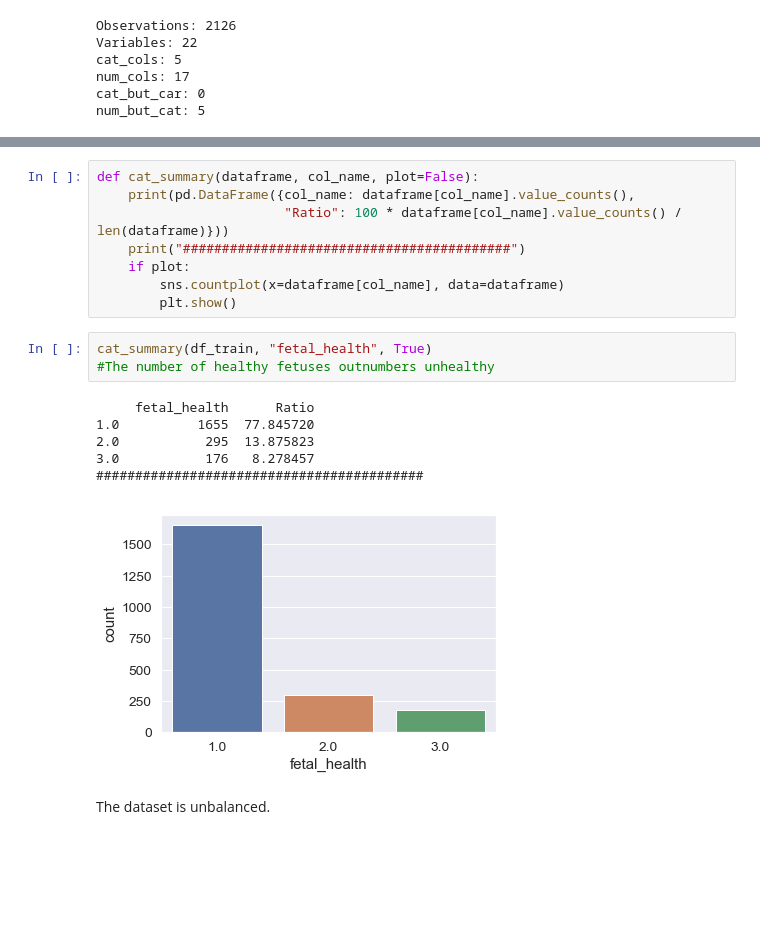
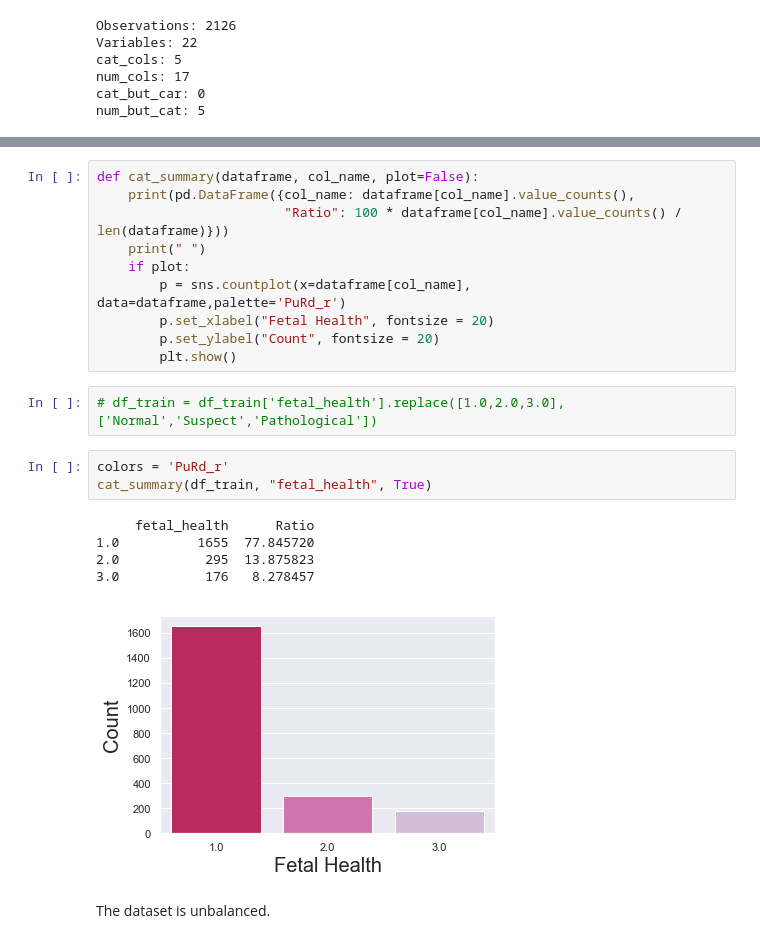
Before and after one commit to kimberashman/fetal-health, a Jupyter notebook: notebooks/1.0-initial-data-exploration.ipynb, the cells around one changed output, grey strips where cells are left out. Drawn from its saved outputs; the diff is of its cells as text; blank space fills up the shorter version.

```diff
--- a/notebooks/1.0-initial-data-exploration.ipynb
+++ b/notebooks/1.0-initial-data-exploration.ipynb
@@ -163,20 +163,23 @@ df_train[num_cols].describe().T
 def cat_summary(dataframe, col_name, plot=False):
     print(pd.DataFrame({col_name: dataframe[col_name].value_counts(),
                         "Ratio": 100 * dataframe[col_name].value_counts() / len(dataframe)}))
-    print("##########################################")
+    print(" ")
     if plot:
-        sns.countplot(x=dataframe[col_name], data=dataframe)
+        p = sns.countplot(x=dataframe[col_name], data=dataframe,palette='PuRd_r')
+        p.set_xlabel("Fetal Health", fontsize = 20)
+        p.set_ylabel("Count", fontsize = 20)
         plt.show()
-# %%
-cat_summary(df_train, "fetal_health", True)
-#The number of healthy fetuses outnumbers unhealthy
-# %% [output]
-     fetal_health      Ratio
-1.0          1655  77.845720
-2.0           295  13.875823
-3.0           176   8.278457
-##########################################
-[figure, removed]
+# %%
+# df_train = df_train['fetal_health'].replace([1.0,2.0,3.0],['Normal','Suspect','Pathological'])
+# %%
+colors = 'PuRd_r'
+cat_summary(df_train, "fetal_health", True)
+# %% [output]
+     fetal_health      Ratio
+1.0          1655  77.845720
+2.0           295  13.875823
+3.0           176   8.278457
+[figure, added]
 # %% [markdown]
 The dataset is unbalanced.
 # %%
```
Also changed, not shown: parts of 8 cells of this notebook, 19 other files.
